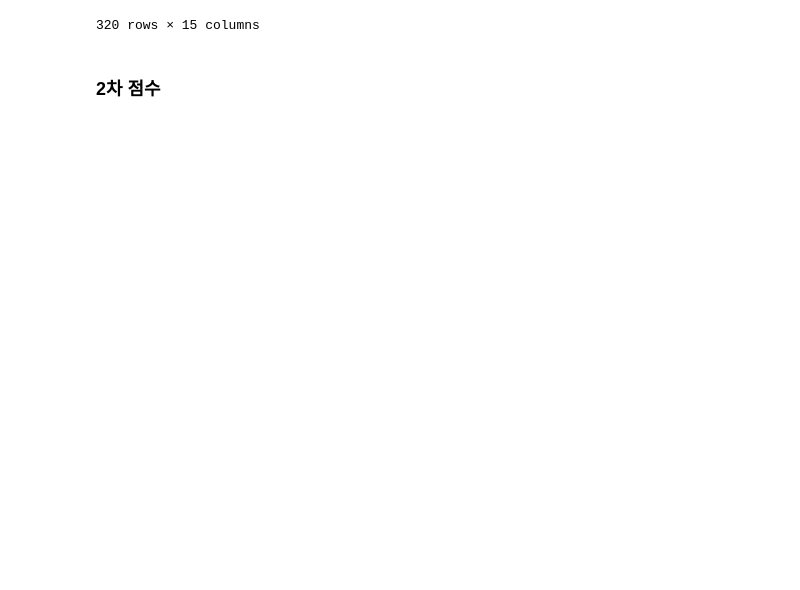
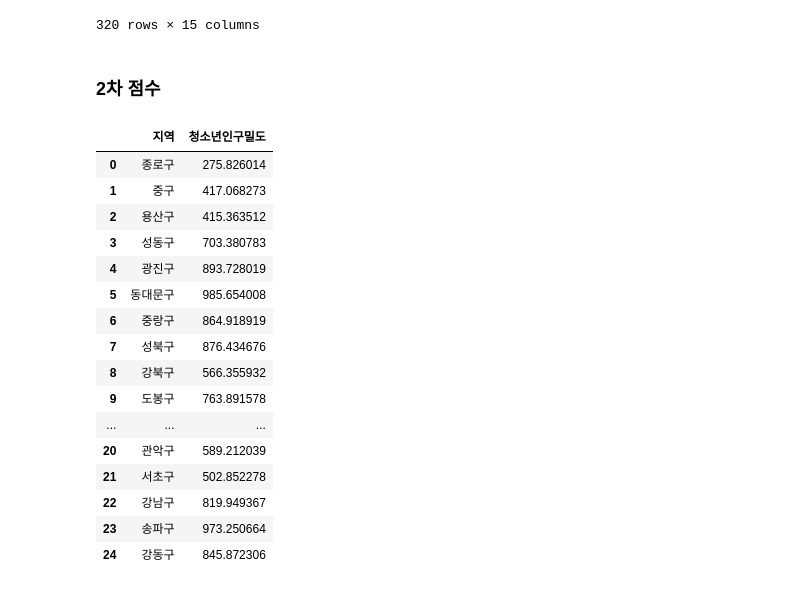
Before and after one commit to nam9296/School_CCTV_Bigdata, a Jupyter notebook: Clustering/김이연/위해지표_군집화_200m.ipynb, the cells around one changed output. Drawn from its saved outputs; the diff is of its cells as text; code cells hidden in the pictures; blank space fills up the shorter version.

```diff
--- a/Clustering/김이연/위해지표_군집화_200m.ipynb
+++ b/Clustering/김이연/위해지표_군집화_200m.ipynb
@@ -225 +278,26 @@ df = df[['지역','학교코드','학교명','학급당 학생수','수업 교
+# %%
+df = pd.read_csv(path+'청소년인구밀도_구.csv', encoding = 'cp949')
+df['청소년인구밀도'] = df['청소년(15-19세)']/df['면적(㎢)']
+df.rename(columns={'구':'지역'},inplace=True)
+
+people_density = df[['지역','청소년인구밀도']]
+people_density
+# %% [output]
+|  | 지역 | 청소년인구밀도 |
+| 0 | 종로구 | 275.826014 |
+| 1 | 중구 | 417.068273 |
+| 2 | 용산구 | 415.363512 |
+| 3 | 성동구 | 703.380783 |
+| 4 | 광진구 | 893.728019 |
+| 5 | 동대문구 | 985.654008 |
+| 6 | 중랑구 | 864.918919 |
+| 7 | 성북구 | 876.434676 |
+| 8 | 강북구 | 566.355932 |
+| 9 | 도봉구 | 763.891578 |
+| ... | ... | ... |
+| 20 | 관악구 | 589.212039 |
+| 21 | 서초구 | 502.852278 |
+| 22 | 강남구 | 819.949367 |
+| 23 | 송파구 | 973.250664 |
+| 24 | 강동구 | 845.872306 |
 # %%
```
Also changed, not shown: parts of 16 cells of this notebook.
